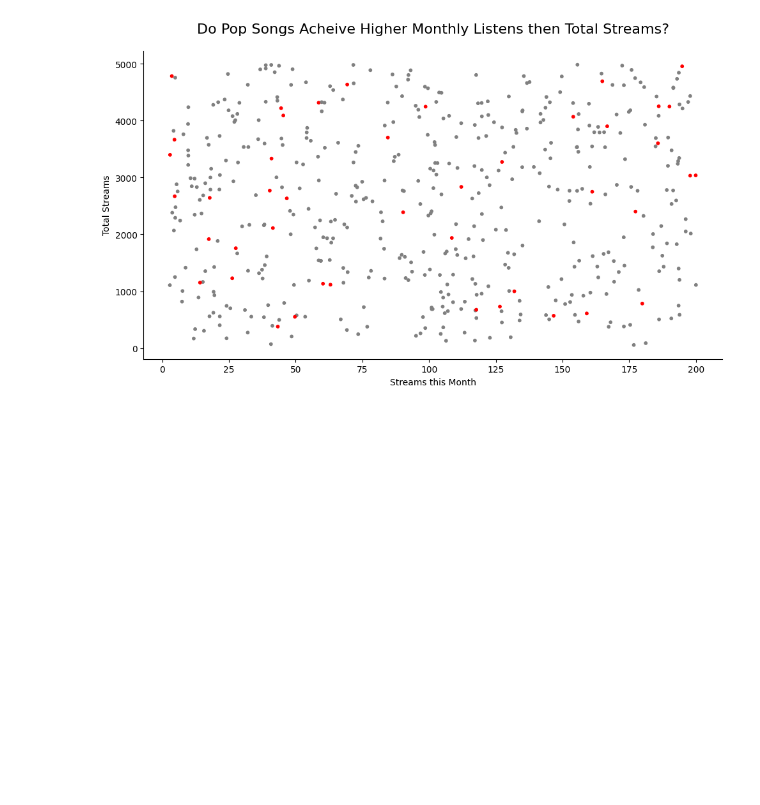
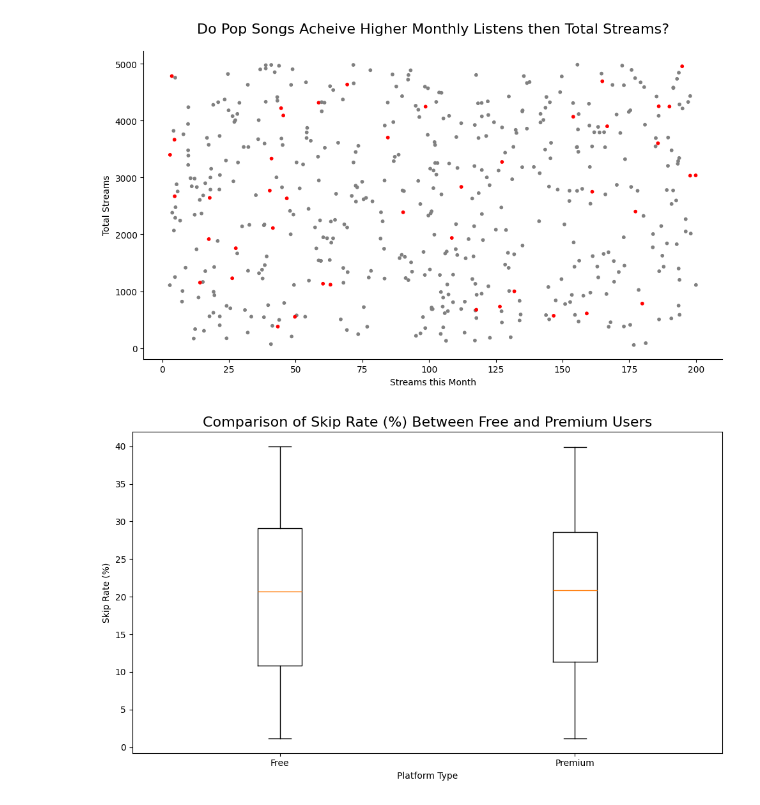
Before and after one commit to laurenmsapp1/learning_plots_laurensapp, a Jupyter notebook: notebooks/visualization.ipynb, the cells around one changed output. Drawn from its saved outputs; the diff is of its cells as text; code cells hidden in the pictures; blank space fills up the shorter version.

```diff
--- a/notebooks/visualization.ipynb
+++ b/notebooks/visualization.ipynb
@@ -369,3 +369,19 @@ plt.tight_layout()
 plt.show()
 # %% [output]
 [figure]
+# %%
+#boxplot start
+plt.figure(figsize=(10,6))
+plt.boxplot([spotify_df[spotify_df["Platform Type"]=="Free"]["Skip Rate (%)"],
+             spotify_df[spotify_df["Platform Type"]=="Premium"]["Skip Rate (%)"]])
+
+plt.xticks([1,2], ["Free", "Premium"])
+
+plt.title("Comparison of Skip Rate (%) Between Free and Premium Users", fontsize=16)
+plt.ylabel("Skip Rate (%)")
+plt.xlabel("Platform Type")
+
+plt.tight_layout()
+plt.show()
+# %% [output]
+[figure, added]
```
Also changed, not shown: 2 other files.
